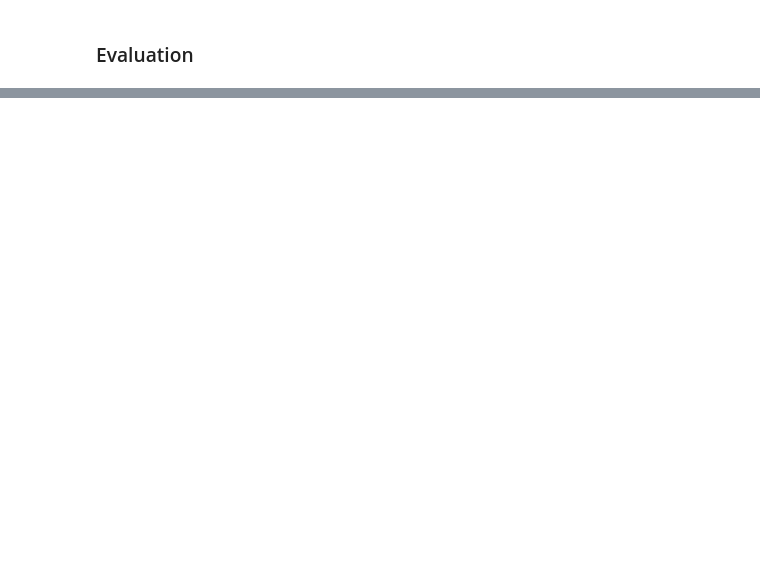
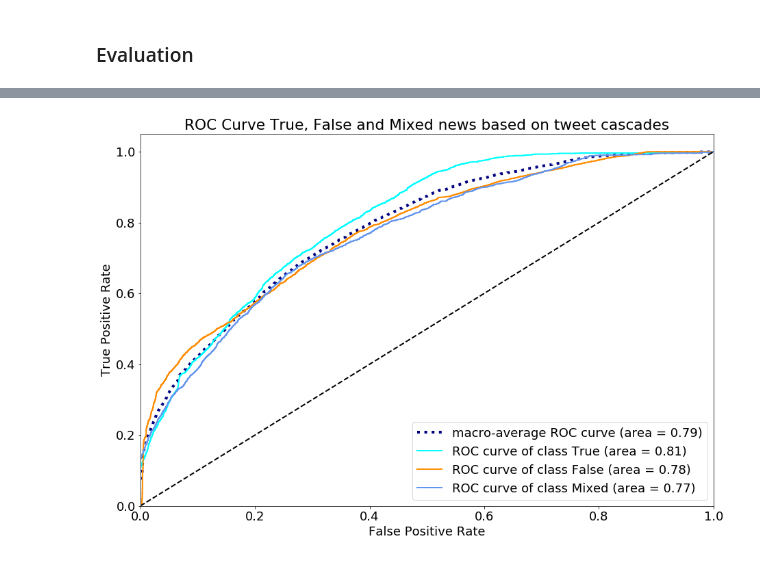
Before and after one commit to gittinic/mlp_final_proj_fake_news, a Jupyter notebook: main.ipynb, the cells around one changed output, grey strips where cells are left out. Saved outputs shown, nothing was run; the diff lists cells and outputs as text; code cells hidden in the pictures; blank space fills up the shorter version.

```diff
--- a/main.ipynb
+++ b/main.ipynb
@@ -437,0 +651,2 @@ ydepth = ydepth.append(y_test_test, ignore_index=True)
+# %%
+x_train_user, x_test_user = standardize_lst_all(x_train_user, x_test_user)
@@ -563,2 +924,19 @@ Epoch 20/20
+# %%
+# Predictions
+
+# Static
+ypred_con_depth_user = model_static.predict(
+    [X_test_cat_static, X_test_con_static],
+    batch_size=batch_size)
+
+# Static + Depth
+ypred_depth = model_depth.predict(
+    [X_test_cat_depth, X_test_con_depth],
+    batch_size=batch_size)
+
+# Static + Depth + User
+ypred_depth_user = model_depth_user.predict(
+    [X_test_cat_depth_user, X_test_con_depth_user],
+    batch_size=batch_size)
 # %% [markdown]
 ### Evaluation
@@ -627,0 +1007,32 @@ plt.show()
+# %%
+# Plot parameters
+lw = 2
+rcParams.update({'font.size': 18})
+
+# Plot all ROC curves
+plt.figure(figsize=(15,10))
+plt.plot(fpr["macro"], tpr["macro"],
+         label='macro-average ROC curve (area = {0:0.2f})'
+               ''.format(roc_auc["macro"]),
+         color='navy', linestyle=':', linewidth=4)
+
+plt.plot(fpr[2], tpr[2], color = 'aqua', lw=lw,
+            label='ROC curve of class True (area = {1:0.2f})'
+             ''.format(2, roc_auc[2]))
+plt.plot(fpr[0], tpr[0], color= 'darkorange', lw=lw,
+            label='ROC curve of class False (area = {1:0.2f})'
+             ''.format(0, roc_auc[0]))
+plt.plot(fpr[1], tpr[1], color= 'cornflowerblue', lw=lw,
+            label='ROC curve of class Mixed (area = {1:0.2f})' #check whether coding is correct
+             ''.format(1, roc_auc[1]))
+
+plt.plot([0, 1], [0, 1], 'k--', lw=lw)
+plt.xlim([0.0, 1.0])
+plt.ylim([0.0, 1.05])
+plt.xlabel('False Positive Rate')
+plt.ylabel('True Positive Rate')
+plt.title('ROC Curve True, False and Mixed news based on tweet cascades')
+plt.legend(loc="lower right")
+plt.show()
+# %% [output]
+[figure, added]
```
Also changed, not shown: parts of 80 cells of this notebook.
